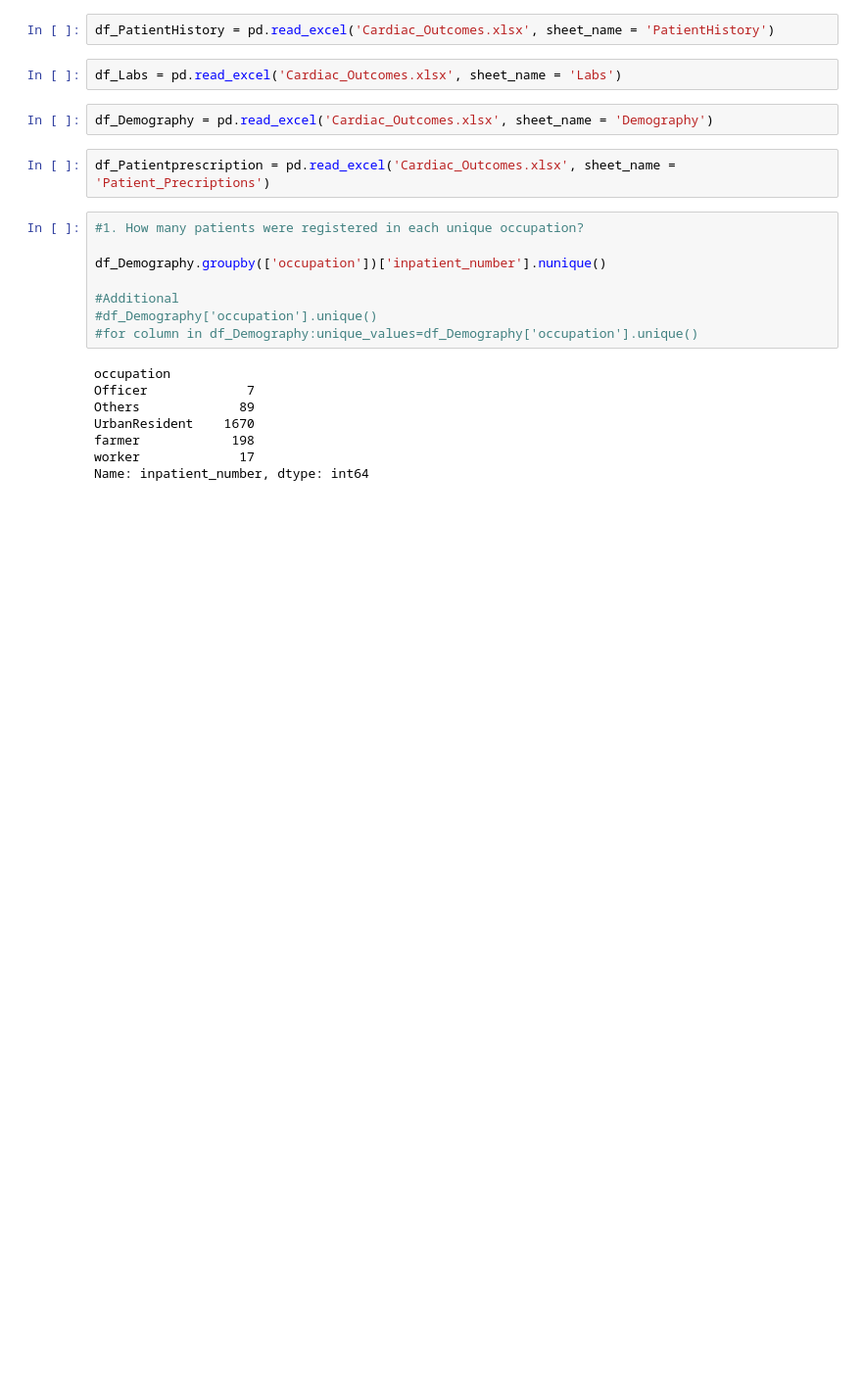
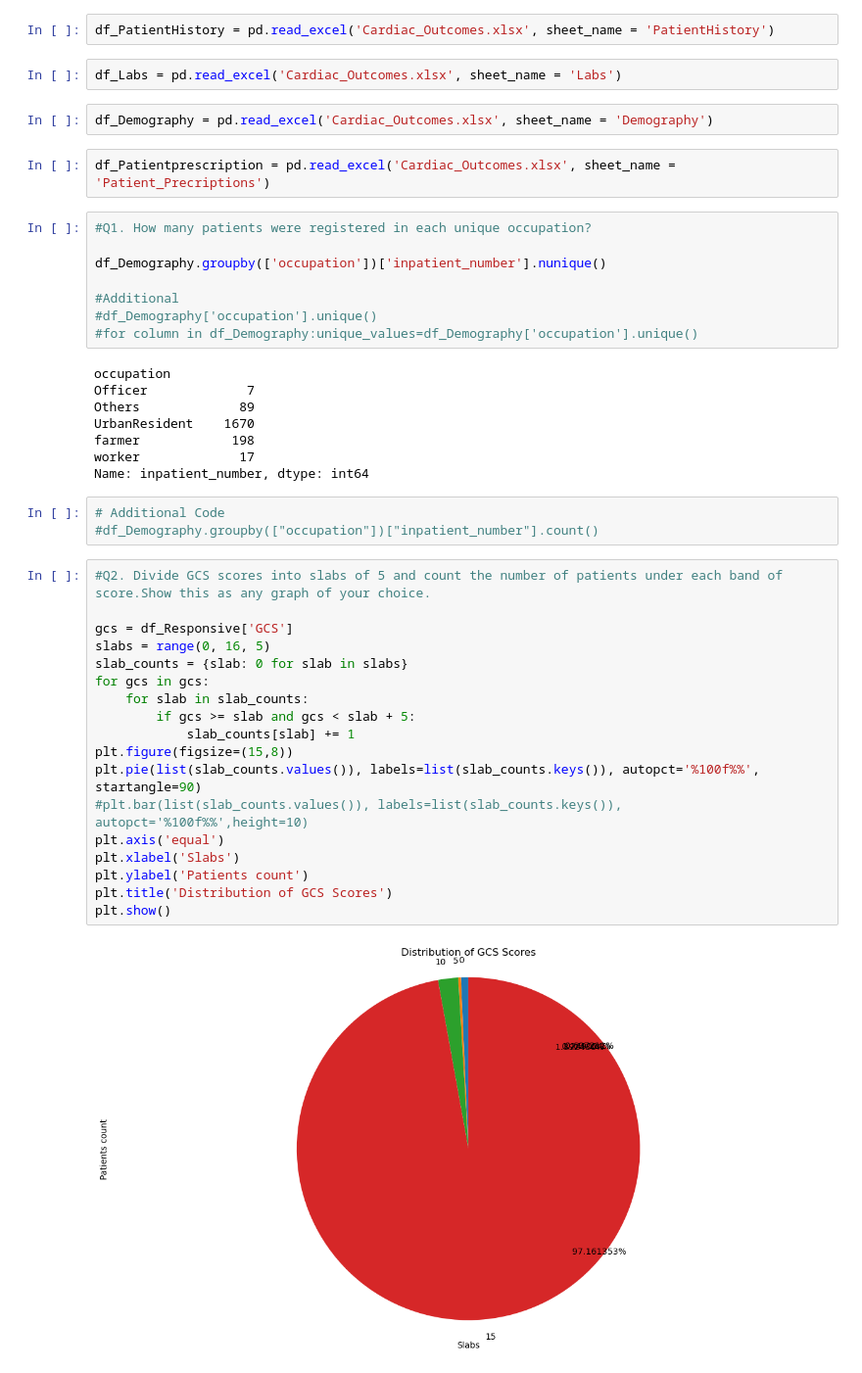
Before and after one commit to renu-matlib/Team18_Matlib_marvels_PythonHackathon_Apr24, a Jupyter notebook: Team18_Matlib_marvels_Main80Questions.ipynb, the cells around one changed output. Shown: that part at 98% size. Saved outputs shown, nothing was run; the diff lists cells and outputs as text; blank space fills up the shorter version.

```diff
--- a/Team18_Matlib_marvels_Main80Questions.ipynb
+++ b/Team18_Matlib_marvels_Main80Questions.ipynb
@@ -29,7 +30,7 @@ df_Demography = pd.read_excel('Cardiac_Outcomes.xlsx', sheet_name = 'Demography'
 # %%
 df_Patientprescription = pd.read_excel('Cardiac_Outcomes.xlsx', sheet_name = 'Patient_Precriptions')
 # %%
-#1. How many patients were registered in each unique occupation?
+#Q1. How many patients were registered in each unique occupation?
 
 df_Demography.groupby(['occupation'])['inpatient_number'].nunique()
 
@@ -44,4 +45,27 @@ UrbanResident    1670
 farmer            198
 worker             17
 Name: inpatient_number, dtype: int64
+# %%
+# Additional Code
+#df_Demography.groupby(["occupation"])["inpatient_number"].count()
+# %%
+#Q2. Divide GCS scores into slabs of 5 and count the number of patients under each band of score.Show this as any graph of your choice.
+
+gcs = df_Responsive['GCS']
+slabs = range(0, 16, 5)
+slab_counts = {slab: 0 for slab in slabs}
+for gcs in gcs:
+    for slab in slab_counts:
+        if gcs >= slab and gcs < slab + 5:
+            slab_counts[slab] += 1
+plt.figure(figsize=(15,8))
+plt.pie(list(slab_counts.values()), labels=list(slab_counts.keys()), autopct='%100f%%', startangle=90)
+#plt.bar(list(slab_counts.values()), labels=list(slab_counts.keys()), autopct='%100f%%',height=10)
+plt.axis('equal')
+plt.xlabel('Slabs')
+plt.ylabel('Patients count')
+plt.title('Distribution of GCS Scores')
+plt.show()
+# %% [output]
+[figure, added]
 # %%
```
Also changed, not shown: parts of 22 cells of this notebook.
